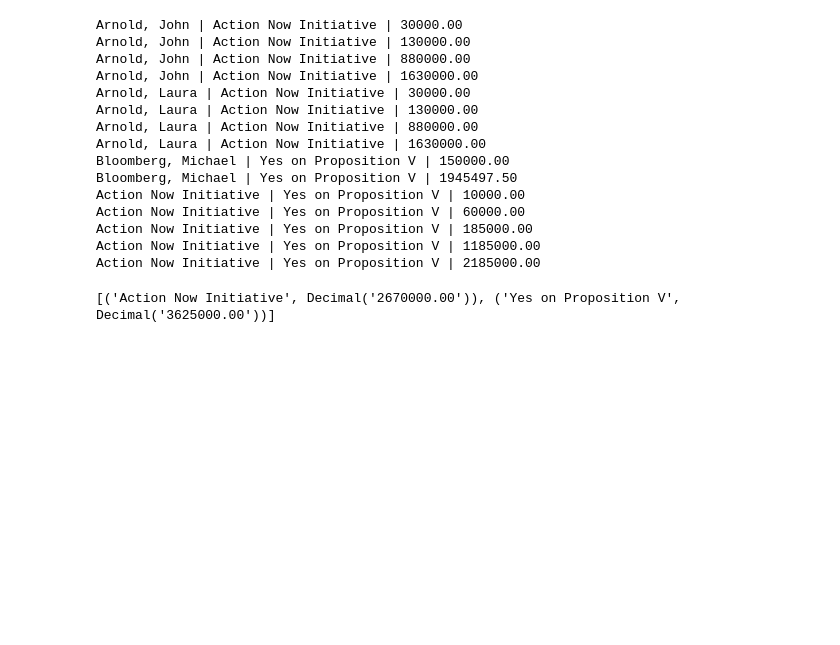
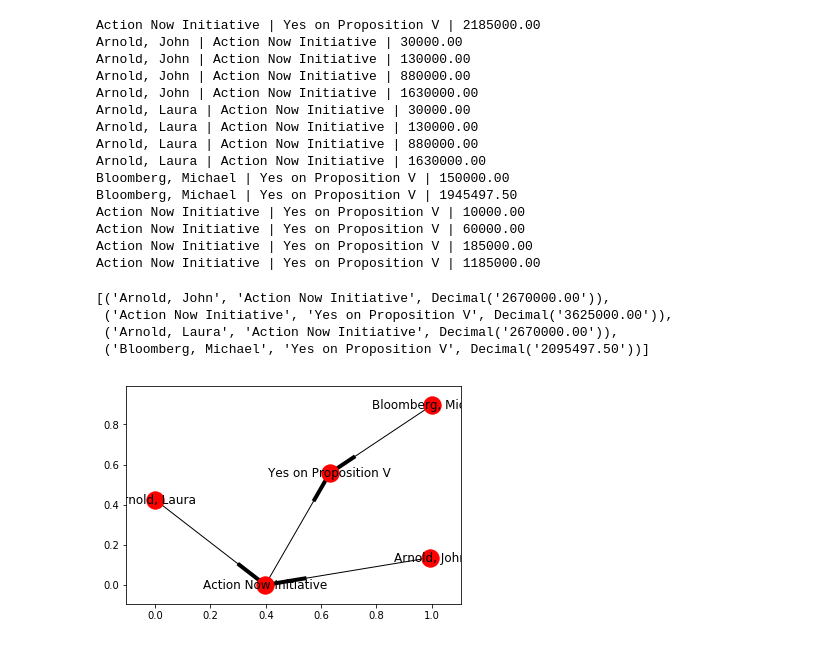
Before and after one commit to awoziji/datasci-campaign-finance, a Jupyter notebook: notebooks/graph.ipynb, the cells around one changed output. Cells and saved outputs as stored; diff of their text form; code cells hidden in the pictures; blank space fills up the shorter version.

Commit message:
working networkx graph

```diff
--- a/notebooks/graph.ipynb
+++ b/notebooks/graph.ipynb
@@ -64,18 +6,29 @@ class Graph:
 import csv
 import decimal
 from collections import defaultdict
+import networkx as nx
 
+# instantiate the graph
+dgraph = nx.DiGraph()
 
-dgraph = Graph()
-
-fname = 'src/sf/campaign_finance_proof_of_concept_460a.csv'
+fname = '../src/sf/campaign_finance_proof_of_concept_460a.csv'
 for row in csv.DictReader(open(fname, 'r'), delimiter=',', quotechar='"'):
+    # Clean up the data
+    print(f'{doner} | {donee} | {amount}')
     doner = row['canonical_tran_name']
     donee = row['canonical_filer_naml']
     amount = decimal.Decimal(row['tran_amt2'].replace("$","").replace(",",""))
-    dgraph.add_edge(doner, donee, amount = amount)
-    print(f'{doner} | {donee} | {amount}')
+
+    #### Create the graph ####
+
+    # create a new edge if it doesn't exist yet
+    if not dgraph.has_edge(doner, donee):
+        dgraph.add_edge(doner, donee, amount = amount)
+    else:
+        # increment the amount
+        dgraph[doner][donee]['amount'] += amount
 # %% [output]
+Action Now Initiative | Yes on Proposition V | 2185000.00
 Arnold, John | Action Now Initiative | 30000.00
 Arnold, John | Action Now Initiative | 130000.00
 Arnold, John | Action Now Initiative | 880000.00
@@ -90,21 +43,16 @@ Action Now Initiative | Yes on Proposition V | 10000.00
 Action Now Initiative | Yes on Proposition V | 60000.00
 Action Now Initiative | Yes on Proposition V | 185000.00
 Action Now Initiative | Yes on Proposition V | 1185000.00
-Action Now Initiative | Yes on Proposition V | 2185000.00
-# %%
-node_name = 'Arnold, John'
-node_name = 'Arnold, Laura'
-vertex = dgraph.get_vertex(node_name)
-
-def search(vertex, graph, path=[]):
-    if len(vertex.get_connections()) == 0:
-        return path
-    else:
-        for connection in vertex.get_connections():
-            path.append((connection.id, vertex.get_weight(connection)))
-            return search(graph.get_vertex(connection.id), graph, path)
-
-
-print(search(vertex, dgraph))
-# %% [output]
-[('Action Now Initiative', Decimal('2670000.00')), ('Yes on Proposition V', Decimal('3625000.00'))]
+# %%
+dgraph.edges(data='amount')
+# %% [output]
+[('Arnold, John', 'Action Now Initiative', Decimal('2670000.00')),
+ ('Action Now Initiative', 'Yes on Proposition V', Decimal('3625000.00')),
+ ('Arnold, Laura', 'Action Now Initiative', Decimal('2670000.00')),
+ ('Bloomberg, Michael', 'Yes on Proposition V', Decimal('2095497.50'))]
+# %%
+import matplotlib.pyplot as plt
+
+nx.draw_networkx(dgraph)
+# %% [output]
+[figure, added]
```
Also changed, not shown: parts of 4 cells of this notebook.
